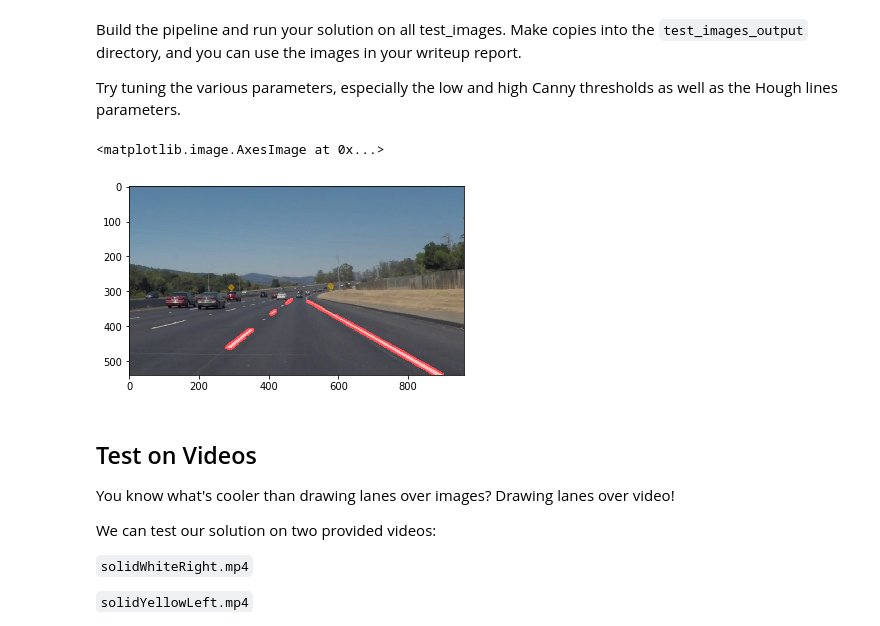
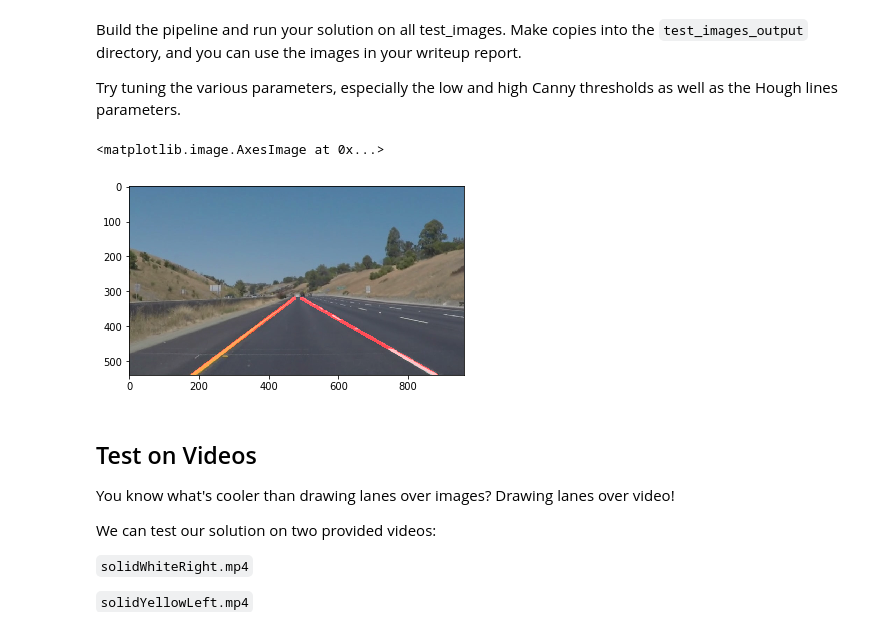
Before and after one commit to csilver2/CarND-LaneLines-P1, a Jupyter notebook: P1.ipynb, the cells around one changed output. Drawn from its saved outputs; the diff is of its cells as text; code cells hidden in the pictures.

```diff
--- a/P1.ipynb
+++ b/P1.ipynb
@@ -188,0 +235,7 @@ os.listdir("test_images/")
+# %%
+import os
+files = os.listdir("test_images/")
+
+for file in files:
+        img = mpimg.imread("test_images/"+file)
+        plt.imshow(img)
@@ -195,25 +250,25 @@ Try tuning the various parameters, especially the low and high Canny thresholds
 # %%
 # TODO: Build your pipeline that will draw lane lines on the test_images
 # then save them to the test_images directory.
-img = mpimg.imread('test_images/solidWhiteCurve.jpg')
+#img = mpimg.imread('test_images/solidWhiteRight.jpg')
 
 imshape = img.shape
 vert = np.array([[(460, 325),(485, 315),(920, 540),(120, 540)]], np.int32) #points in our polligon
 
 
 #functions
 gray = grayscale(img)
 blur = gaussian_blur(gray,5)
-edges = canny(blur, 100, 200)
+edges = canny(blur, 50, 200)
 mask = region_of_interest(edges, vert)
-h_transform = hough_lines(mask, 1, np.pi/180, 1, 10, 7)
+h_transform = hough_lines(mask, 1, np.pi/180, 20, 10, 7)
 lines_edges = weighted_img(h_transform, img, α=0.8, β=1., λ=0.)
 
 plt.imshow(lines_edges)
 #plt.imshow(img)
 # %% [output]
 <matplotlib.image.AxesImage at 0x...>
-[figure, old version]
+[figure, new version]
 # %% [markdown]
 ## Test on Videos
 
```
Also changed, not shown: parts of 8 cells of this notebook.
